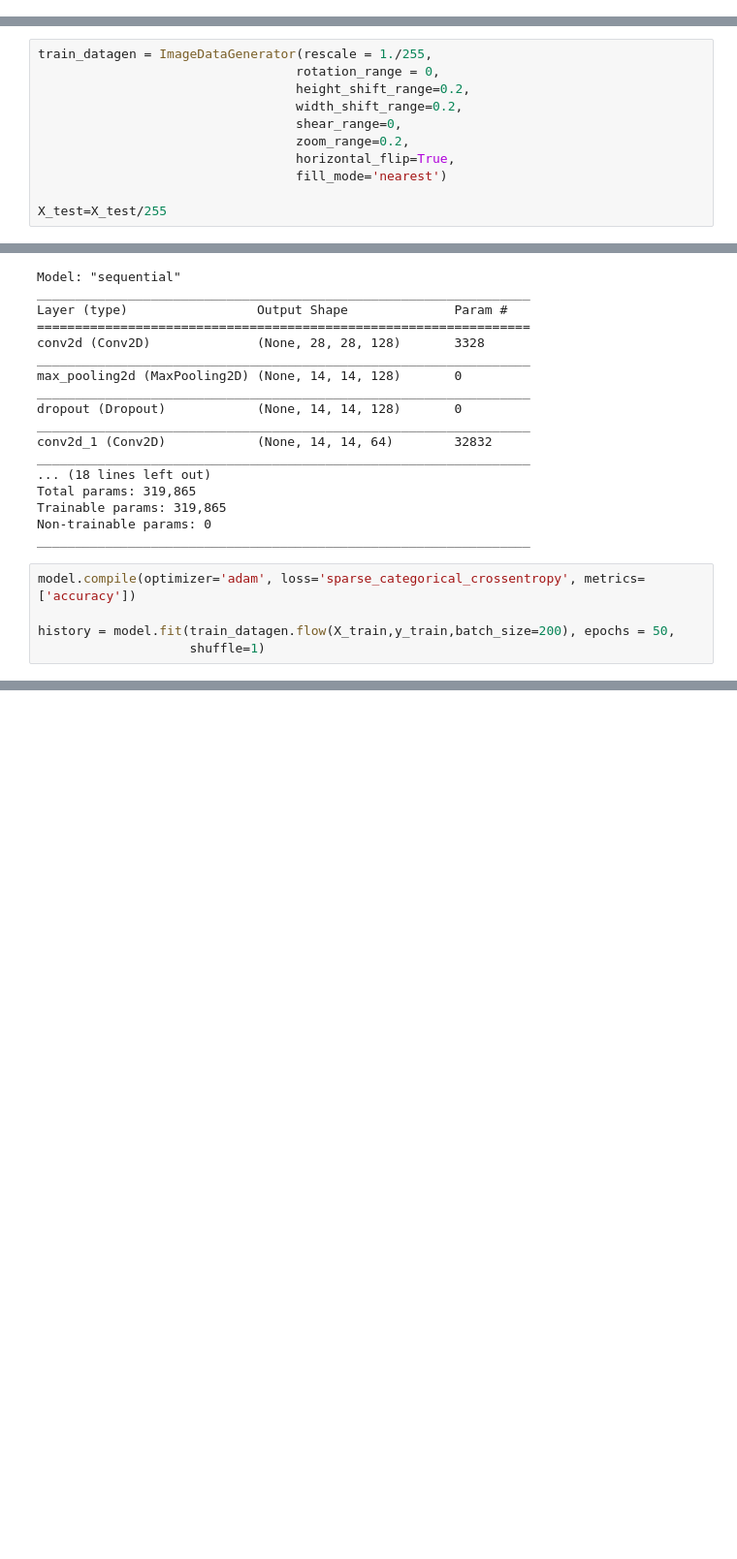
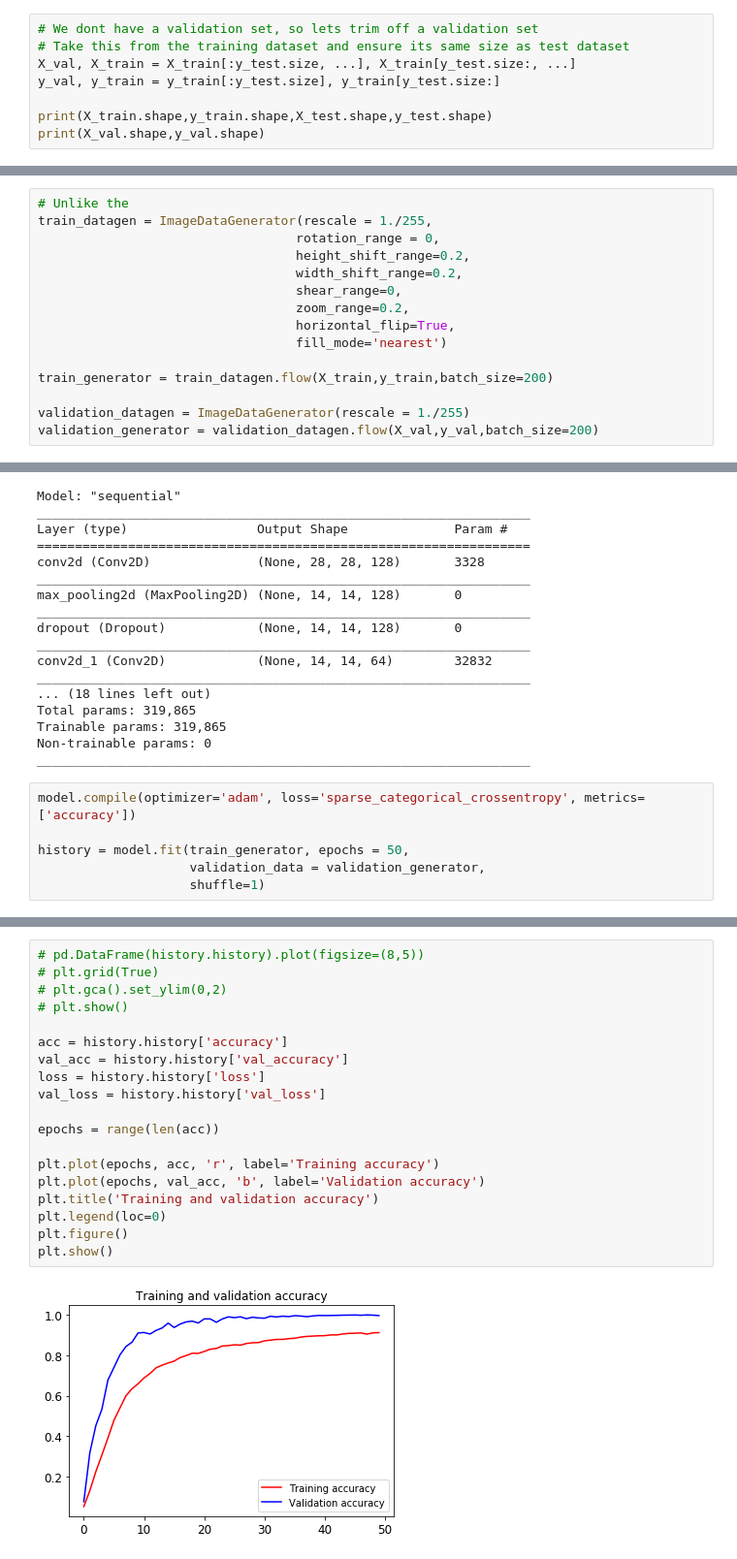
Before and after one commit to robertharvey1/Tensorflow_Notebooks, a Jupyter notebook: src/Sign Language MNIST and TensorFlow.ipynb, the cells around one changed output, grey strips where cells are left out. Shown at 97% size. Saved outputs shown, nothing was run; the diff lists cells and outputs as text; blank space fills up the shorter version.

Commit message:
Added validation
Split out validation set and used during training ( reached 99% accuracy )

```diff
--- a/src/Sign Language MNIST and TensorFlow.ipynb
+++ b/src/Sign Language MNIST and TensorFlow.ipynb
@@ -102,0 +109,8 @@ print(X_train.shape,y_train.shape,X_test.shape,y_test.shape)
+# %%
+# We dont have a validation set, so lets trim off a validation set
+# Take this from the training dataset and ensure its same size as test dataset
+X_val, X_train = X_train[:y_test.size, ...], X_train[y_test.size:, ...]
+y_val, y_train = y_train[:y_test.size], y_train[y_test.size:]
+
+print(X_train.shape,y_train.shape,X_test.shape,y_test.shape)
+print(X_val.shape,y_val.shape)
@@ -103,4 +120,5 @@ print(X_train.shape,y_train.shape,X_test.shape,y_test.shape)
 # %%
+# Unlike the
 train_datagen = ImageDataGenerator(rescale = 1./255,
                                   rotation_range = 0,
                                   height_shift_range=0.2,
@@ -110,7 +128,10 @@ train_datagen = ImageDataGenerator(rescale = 1./255,
                                   horizontal_flip=True,
                                   fill_mode='nearest')
 
-X_test=X_test/255
+train_generator = train_datagen.flow(X_train,y_train,batch_size=200)
+
+validation_datagen = ImageDataGenerator(rescale = 1./255)
+validation_generator = validation_datagen.flow(X_val,y_val,batch_size=200)
 # %%
 model=tf.keras.models.Sequential()
 model.add(layers.Conv2D(128,kernel_size=(5,5),
@@ -155,7 +176,8 @@ _________________________________________________________________
 # %%
 model.compile(optimizer='adam', loss='sparse_categorical_crossentropy', metrics=['accuracy'])
 
-history = model.fit(train_datagen.flow(X_train,y_train,batch_size=200), epochs = 50,
+history = model.fit(train_generator, epochs = 50,
+                    validation_data = validation_generator,
                     shuffle=1)
 # %% [output]
 WARNING:tensorflow:sample_weight modes were coerced from
@@ -184,0 +200,21 @@ plt.show()
+# %%
+# pd.DataFrame(history.history).plot(figsize=(8,5))
+# plt.grid(True)
+# plt.gca().set_ylim(0,2)
+# plt.show()
+
+acc = history.history['accuracy']
+val_acc = history.history['val_accuracy']
+loss = history.history['loss']
+val_loss = history.history['val_loss']
+
+epochs = range(len(acc))
+
+plt.plot(epochs, acc, 'r', label='Training accuracy')
+plt.plot(epochs, val_acc, 'b', label='Validation accuracy')
+plt.title('Training and validation accuracy')
+plt.legend(loc=0)
+plt.figure()
+plt.show()
+# %% [output]
+[figure, added]
```
Also changed, not shown: parts of 9 cells of this notebook.
